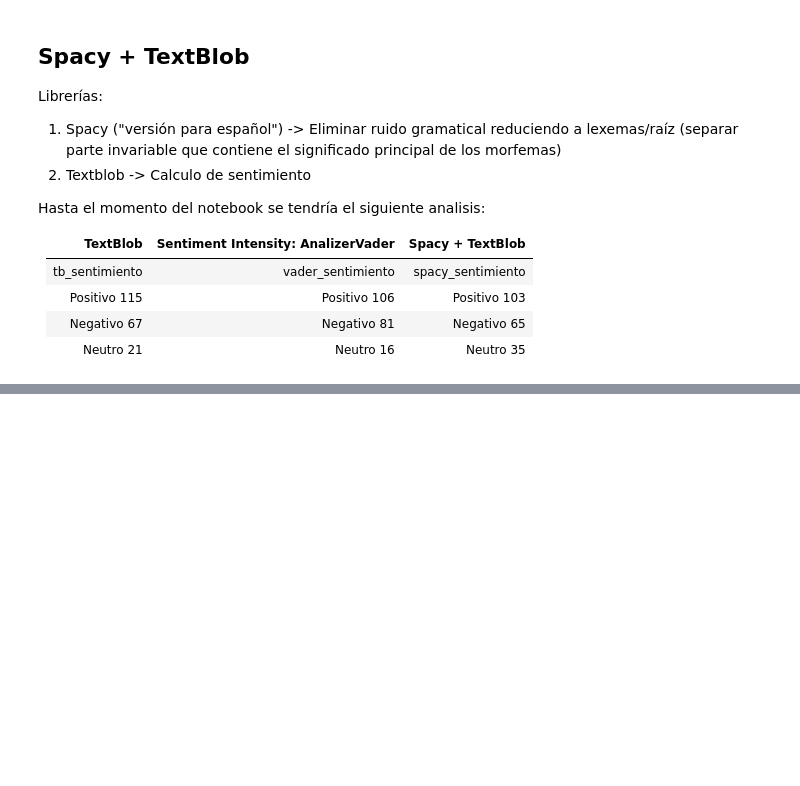
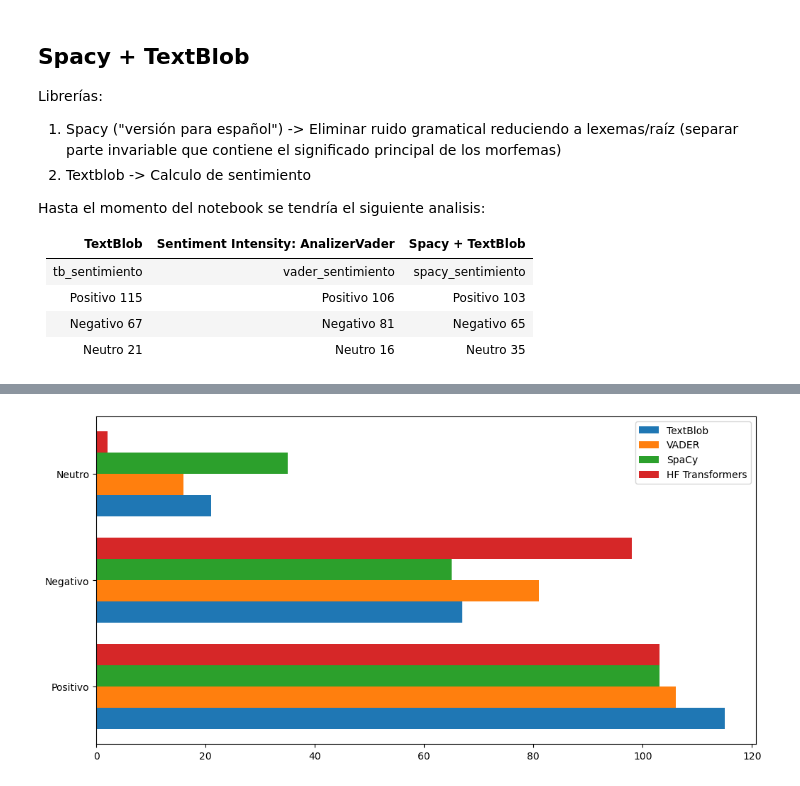
Before and after one commit to IsaacRZ/Sentiment-Analysis, a Jupyter notebook: ProyectoI/SentimentAnalysis.ipynb, the cells around one changed output, grey strips where cells are left out. Saved outputs shown, nothing was run; the diff lists cells and outputs as text; code cells hidden in the pictures; blank space fills up the shorter version.

```diff
--- a/ProyectoI/SentimentAnalysis.ipynb
+++ b/ProyectoI/SentimentAnalysis.ipynb
@@ -359,0 +381,36 @@ ValueError: Length of values (1) does not match length of index (203)
+# %%
+import matplotlib.pyplot as plt
+import numpy as np
+
+categorias = ["Positivo","Negativo","Neutro"]
+textblob = [115,67,21]
+vader_sia = [106,81,16]
+spacy_textblob = [103,65,35]
+transformers_hf = [103,98,2]
+
+
+y = np.arange(len(categorias))
+ancho = 0.2
+pos_textblob = y - 0.3
+pos_vader = y - 0.1
+pos_sp = y + 0.1
+pos_hf = y + 0.3
+
+#print(f"TextBlob:  {pos_textblob}")
+#print(f"VADER:     {pos_vader}")
+#print(f"SpaCy:     {pos_sp}")
+#print(f"HF:        {pos_hf}")
+
+fig, ax = plt.subplots(figsize=(12,6))
+ax.barh(pos_textblob, textblob, height=ancho, label="TextBlob")
+ax.barh(pos_vader,    vader_sia,    height=ancho, label="VADER")
+ax.barh(pos_sp,    spacy_textblob,    height=ancho, label="SpaCy")
+ax.barh(pos_hf,       transformers_hf,       height=ancho, label="HF Transformers")
+
+ax.set_yticks(y)
+ax.set_yticklabels(categorias)
+ax.legend()
+
+plt.show()
+# %% [output]
+[figure, added]
```
Also changed, not shown: parts of 20 cells of this notebook, 1 other file.
